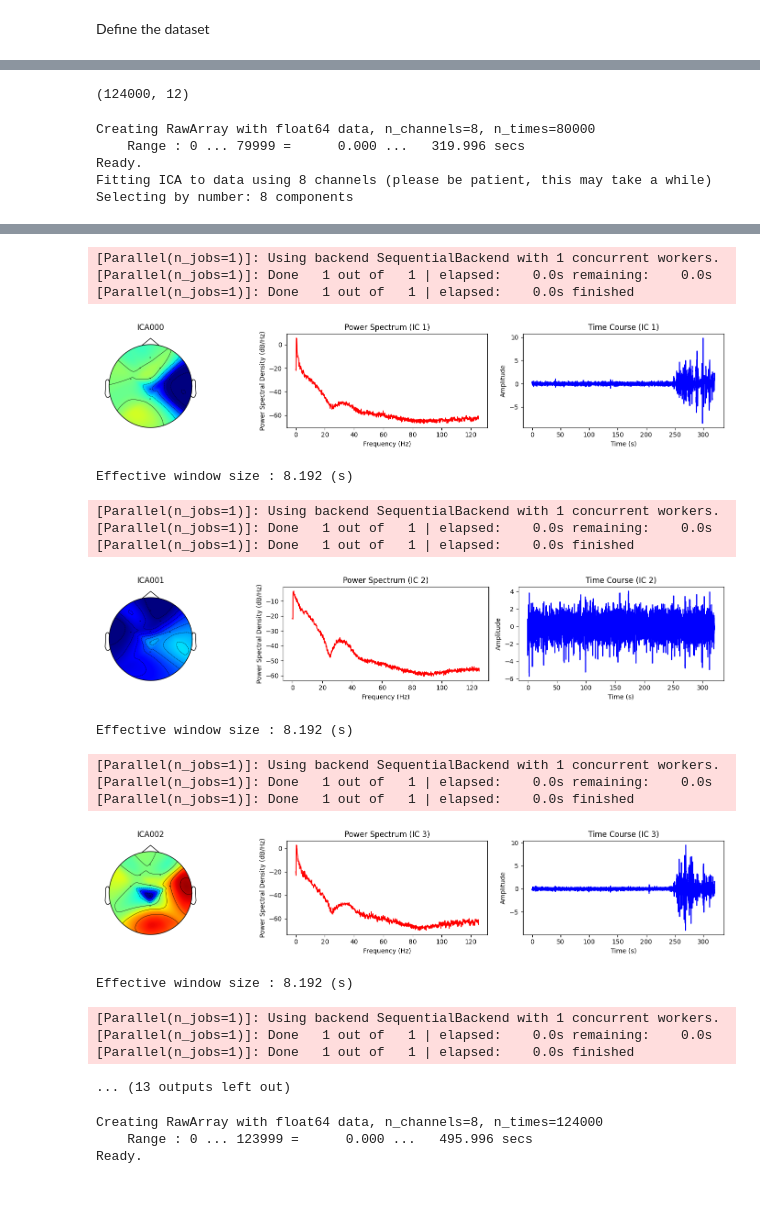
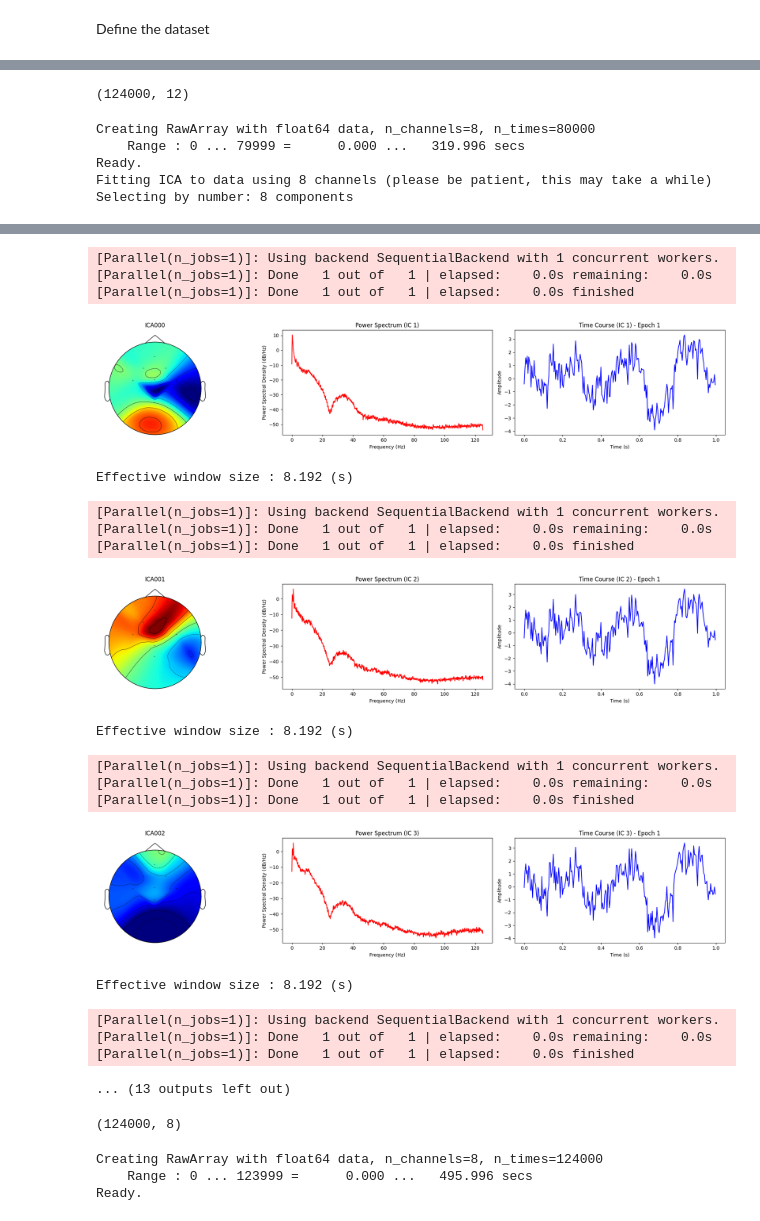
Before and after one commit to AbiriLab/Neurofeedback-Based-BCI, a Jupyter notebook: SVM for Unicorn Data/ICA_4.ipynb, the cells around one changed output, grey strips where cells are left out. Drawn from its saved outputs; the diff is of its cells as text; code cells hidden in the pictures; blank space fills up the shorter version.

```diff
--- a/SVM for Unicorn Data/ICA_4.ipynb
+++ b/SVM for Unicorn Data/ICA_4.ipynb
@@ -138,7 +165,7 @@ from scipy.signal import butter, filtfilt
 
 channel_names = ['Fz', 'FC1', 'FC2', 'C3', 'Cz', 'C4', 'CPz', 'Pz']
 # Bandpass filter parameters
-lowcut = 0.4
+lowcut = 0.3
 highcut = 40
 fs = 250  # Sampling frequency
 
@@ -151,16 +178,14 @@ filtered_data_df = pd.DataFrame(filtered_data, columns=channel_names)
 # Denoise the filtered data
 n_clusters = [10] * len(channel_names)
 denoised_data_df = denoise_data(filtered_data_df, col_names=channel_names, n_clusters=n_clusters)
-
 denoised_data_inst = np.concatenate((denoised_data_df, last_four_columns), axis=1)
-
 
 # Define a list of colors for the plot, one for each channel
 colors = ['b', 'g', 'r', 'c', 'm', 'y', 'k', 'orange']
 
 plt.figure(figsize=(15, 7))
 for i, channel in enumerate(channel_names):
-    plt.plot(denoised_data_df.iloc[2500:3250][channel], color=colors[i], label=channel)
+    plt.plot(denoised_data_df.iloc[2500:4000][channel], color=colors[i], label=channel)
 plt.legend()
 plt.title('Bandpass Filtered and Denoised EEG Data')
 plt.xlabel('Timepoints')
@@ -192,15 +215,12 @@ mean_values = rows_with_label_b[:, :8].mean(axis=0)
-# %%
-# Subtract the channel means from the EEG data and store in the new array
-# Create a new array to store normalized data
-normalized_data_inst = denoised_data_inst.copy()
-normalized_data_inst[:, :8] = denoised_data_inst[:, :8] - mean_values
-normalized_data_inst.shape
-# %% [output]
-(124000, 12)
+# %%
+normalized_data_inst = denoised_data_inst.copy()
+normalized_data_inst[:, :8] = denoised_data_inst[:, :8] - mean_values
+normalized_data_inst.shape
+# %% [output]
+(124000, 12)
 # %%
 import mne
 from mne.preprocessing import ICA
-from sklearn.decomposition import FastICA
 import numpy as np
 import matplotlib.pyplot as plt
 
@@ -213,12 +233,12 @@ import matplotlib.pyplot as plt
 n_samples_per_epoch = 250  # 250 samples per epoch (1 second epochs at 250 Hz)
 sfreq = 250  # Sampling frequency
 selected_channels = ['Fz', 'FC1', 'FC2', 'C3', 'Cz', 'C4', 'CPz', 'Pz']
-main_trial_labels = ['F', 'M', 'I', 'O']  # Main trial labels
+main_trial_labels = ['F', 'M', 'I', 'O']  # Main trial labels: , 'g', 'b', 'pw', 'inst'
 
 # Extract epochs
-n_epochs = normalized_data_inst.shape[0] // n_samples_per_epoch
-epochs = normalized_data_inst[:n_epochs * n_samples_per_epoch, :8].reshape(n_epochs, n_samples_per_epoch, 8)
-labels = normalized_data_inst[::n_samples_per_epoch, 8]  # Labels are in the ninth column
+n_epochs = denoised_data_inst.shape[0] // n_samples_per_epoch
+epochs =denoised_data_inst[:n_epochs * n_samples_per_epoch, :8].reshape(n_epochs, n_samples_per_epoch, 8)
+labels = denoised_data_inst[::n_samples_per_epoch, 8]  # Labels are in the ninth column
 
 # Select epochs corresponding to main trials
 main_trial_epochs = epochs[np.isin(labels, main_trial_labels)]
@@ -236,29 +256,37 @@ info.set_montage(montage)
 # Create RawArray with the concatenated epochs
 raw = mne.io.RawArray(concatenated_epochs.T, info)
 
-# Initialize and fit FastICA
-ica = ICA(n_components=8, random_state=0, method='fastica')
+# Initialize and fit Infomax ICA
+ica = ICA(n_components=8, random_state=0, method='infomax')
 ica.fit(raw)
+
+# Transform the original EEG data into the source space
+source_data = ica.get_sources(raw).get_data()
+
+# Now, source_data contains the time courses of the independent components
+# We can reshape it back to the original epoch structure
+source_epochs = source_data.reshape(-1, n_samples_per_epoch, ica.n_components_)
 
 # Plot the results for each component
 for i in range(ica.n_components_):
     # Create figure and axes
-    fig, axes = plt.subplots(1, 3, figsize=(15, 3))
+    fig, axes = plt.subplots(1, 3, figsize=(20, 4))
 
     # Plot the spatial pattern of the IC on the scalp (topomap)
     ica.plot_components(picks=i, show=False, axes=axes[0], cmap='jet')
 
     # Plot the power spectrum of the IC
+    # psd, freqs = mne.time_frequency.psd_array_welch(source_epochs[:, :, i].reshape(-1), sfreq, n_fft=2048)
     psd, freqs = mne.time_frequency.psd_array_welch(ica.get_sources(raw).get_data()[i], sfreq, n_fft=2048)
     axes[1].plot(freqs, 10 * np.log10(psd), color='red')
     axes[1].set_title(f'Power Spectrum (IC {i+1})')
     axes[1].set_xlabel('Frequency (Hz)')
     axes[1].set_ylabel('Power Spectral Density (dB/Hz)')
 
-    # Plot the time course of the IC
-    times = np.arange(ica.get_sources(raw).get_data()[i].size) / sfreq
-    axes[2].plot(times, ica.get_sources(raw).get_data()[i], color='blue')
-    axes[2].set_title(f'Time Course (IC {i+1})')
+    # Plot the time course for the first epoch of the i-th component
+    component_time_course = source_epochs[0, :, i]
+    axes[2].plot(np.arange(n_samples_per_epoch) / sfreq, component_time_course, color='blue')
+    axes[2].set_title(f'Time Course (IC {i+1}) - Epoch 1')
     axes[2].set_xlabel('Time (s)')
     axes[2].set_ylabel('Amplitude')
 
@@ -275,23 +303,27 @@ Fitting ICA took 0.3s.
 Effective window size : 8.192 (s)
 [Parallel(n_jobs=1)]: Using backend SequentialBackend with 1 concurrent workers.
 [Parallel(n_jobs=1)]: Done   1 out of   1 | elapsed:    0.0s remaining:    0.0s
 [Parallel(n_jobs=1)]: Done   1 out of   1 | elapsed:    0.0s finished
-[figure, old version]
+[figure, new version]
 Effective window size : 8.192 (s)
 [Parallel(n_jobs=1)]: Using backend SequentialBackend with 1 concurrent workers.
 [Parallel(n_jobs=1)]: Done   1 out of   1 | elapsed:    0.0s remaining:    0.0s
 [Parallel(n_jobs=1)]: Done   1 out of   1 | elapsed:    0.0s finished
-[figure, old version]
+[figure, new version]
 Effective window size : 8.192 (s)
 [Parallel(n_jobs=1)]: Using backend SequentialBackend with 1 concurrent workers.
 [Parallel(n_jobs=1)]: Done   1 out of   1 | elapsed:    0.0s remaining:    0.0s
 [Parallel(n_jobs=1)]: Done   1 out of   1 | elapsed:    0.0s finished
-[figure, old version]
+[figure, new version]
 Effective window size : 8.192 (s)
 [Parallel(n_jobs=1)]: Using backend SequentialBackend with 1 concurrent workers.
 [Parallel(n_jobs=1)]: Done   1 out of   1 | elapsed:    0.0s remaining:    0.0s
 [Parallel(n_jobs=1)]: Done   1 out of   1 | elapsed:    0.0s finished
 ... (13 outputs left out)
+# %%
+concatenated_epochs.shape
+# %% [output]
+(124000, 8)
 # %%
 import mne
 from mne.preprocessing import ICA
```
Also changed, not shown: parts of 7 cells of this notebook, 1 other file.
